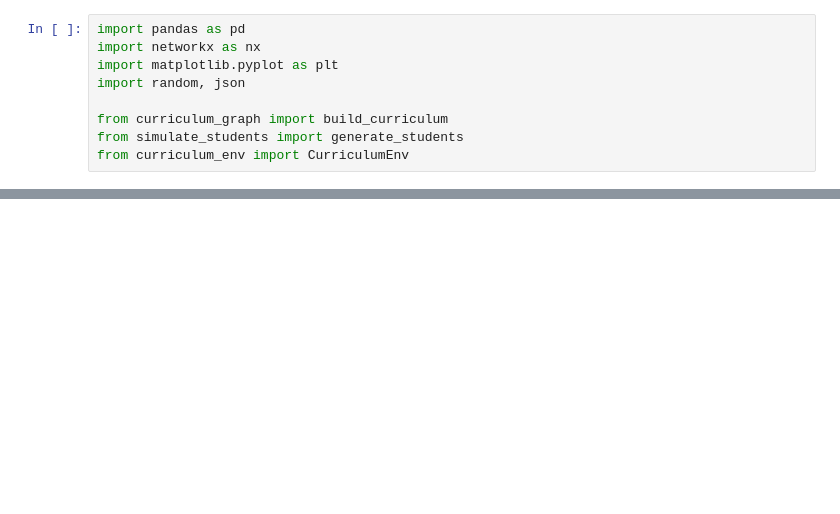
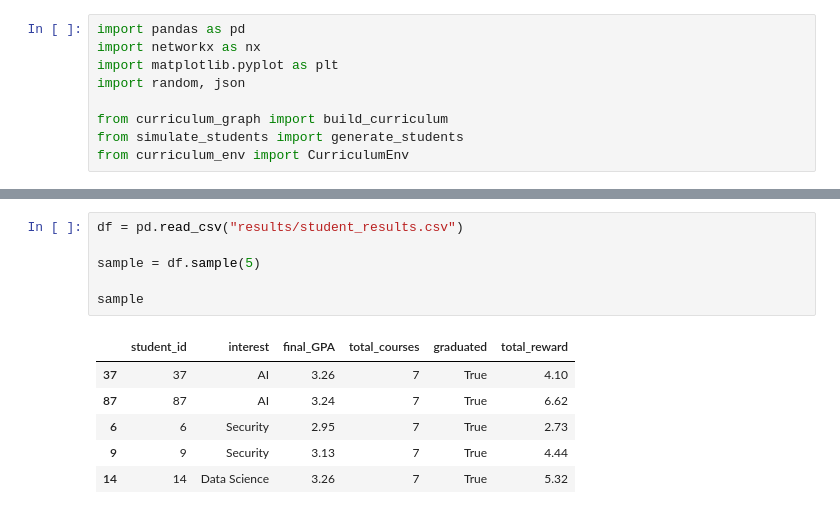
Before and after one commit to OmarKhalil2003/AI-Powered-Academic-Advisor, a Jupyter notebook: ai_curriculum_planner.ipynb, the cells around one changed output, grey strips where cells are left out. Cells and saved outputs as stored; diff of their text form; blank space fills up the shorter version.

```diff
--- a/ai_curriculum_planner.ipynb
+++ b/ai_curriculum_planner.ipynb
@@ -146,0 +82,13 @@ plt.show()
+# %%
+df = pd.read_csv("results/student_results.csv")
+
+sample = df.sample(5)
+
+sample
+# %% [output]
+|  | student_id | interest | final_GPA | total_courses | graduated | total_reward |
+| 37 | 37 | AI | 3.26 | 7 | True | 4.10 |
+| 87 | 87 | AI | 3.24 | 7 | True | 6.62 |
+| 6 | 6 | Security | 2.95 | 7 | True | 2.73 |
+| 9 | 9 | Security | 3.13 | 7 | True | 4.44 |
+| 14 | 14 | Data Science | 3.26 | 7 | True | 5.32 |
```
Also changed, not shown: parts of 10 cells of this notebook.
